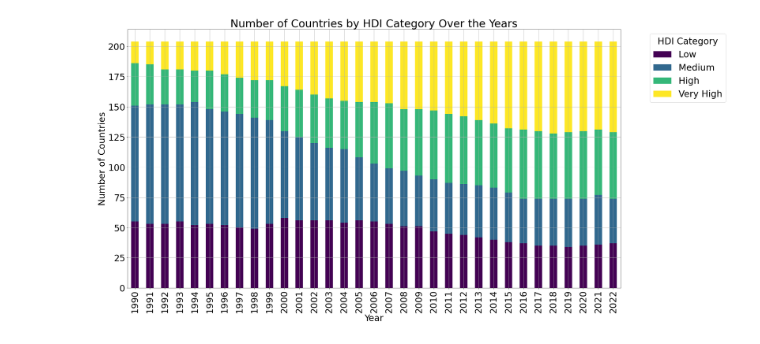
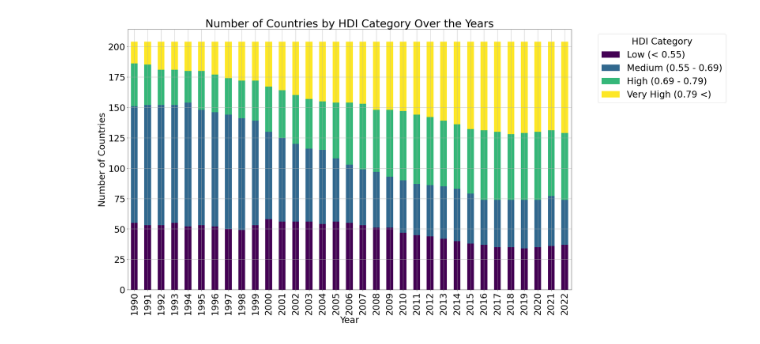
Before and after one commit to goofvanriet/infovis, a Jupyter notebook: notebooks/hdi_per_year.ipynb, the cells around one changed output. Drawn from its saved outputs; the diff is of its cells as text; code cells hidden in the pictures.

```diff
--- a/notebooks/hdi_per_year.ipynb
+++ b/notebooks/hdi_per_year.ipynb
@@ -13,32 +13,32 @@ import matplotlib.pyplot as plt
 years = list(range(1990, 2023))
 hdi_columns = [f'hdi_{year}' for year in years]
 df_hdiyn = df_hdiy[['country'] + hdi_columns]
 
 # Melt the DataFrame to long format for easier plotting
 df_melted = df_hdiyn.melt(id_vars=['country'], var_name='year', value_name='hdi')
 
 # Convert year to numeric
 df_melted['year'] = df_melted['year'].str.extract('(\d+)').astype(int)
 
 # Define bins and labels for HDI categories
 bins = [0, 0.55, 0.69, 0.79, 1.0]
-labels = ['Low', 'Medium', 'High', 'Very High']
+labels = ['Low (< 0.55)', 'Medium (0.55 - 0.69)', 'High (0.69 - 0.79)', 'Very High (0.79 <)']
 
 # Bin the HDI values
 df_melted['category'] = pd.cut(df_melted['hdi'], bins=bins, labels=labels, include_lowest=True)
 
 #group by category
 df_grouped = df_melted.groupby(['year', 'category'], observed=True).size().unstack(fill_value=0)
 
 df_grouped.plot(kind='bar', stacked=True, figsize=(30, 15), colormap='viridis')
 
 plt.rc('font', size=30)
 plt.title('Number of Countries by HDI Category Over the Years')
 plt.xlabel('Year')
 plt.ylabel('Number of Countries')
 plt.legend(title='HDI Category', bbox_to_anchor=(1.05, 1), loc='upper left')
 plt.grid(True)
 plt.tight_layout()
 plt.show()
 # %% [output]
-[figure, old version]
+[figure, new version]
```
Also changed, not shown: 1 other file.
